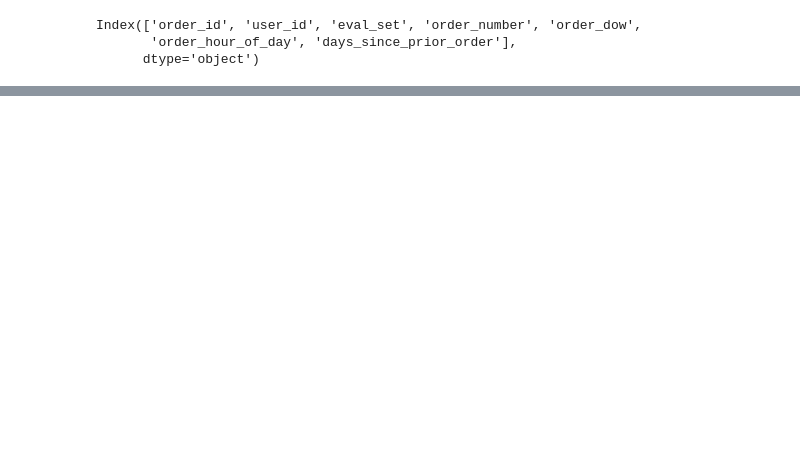
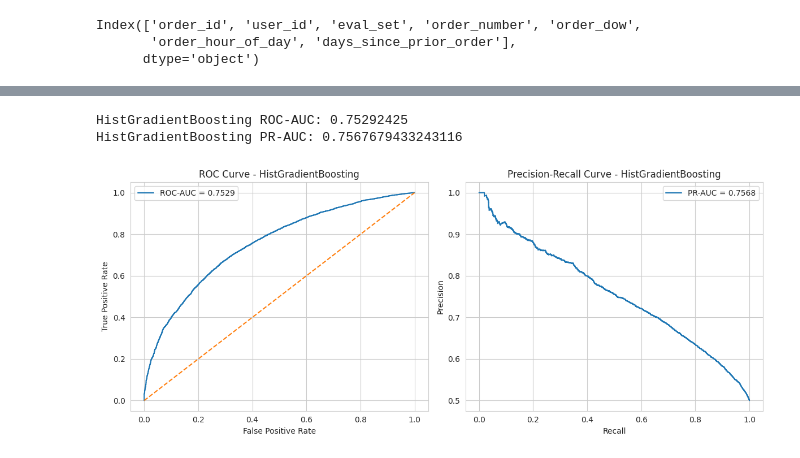
Before and after one commit to prakriti459/PRAKRITI.23FE10CSE00459-ML-LAB-WORK, a Jupyter notebook: Customer_Product_Reorder_Prediction.ipynb, the cells around one changed output, grey strips where cells are left out. Cells and saved outputs as stored; diff of their text form; code cells hidden in the pictures; blank space fills up the shorter version.

```diff
--- a/Customer_Product_Reorder_Prediction.ipynb
+++ b/Customer_Product_Reorder_Prediction.ipynb
@@ -318,0 +153,5 @@ print("SVM Accuracy:", accuracy_score(y_test, y_pred_svm))
+# %%
+# Strong ratio feature
+data["user_product_order_count_ratio"] = data["user_product_count"] / (data["user_total_orders"] + 1)
+
+print(data[["user_product_count", "user_total_orders", "user_product_order_count_ratio"]].head())
@@ -318,0 +221,13 @@ print("SVM Accuracy:", accuracy_score(y_test, y_pred_svm))
+# %%
+from sklearn.model_selection import train_test_split
+
+X_train, X_test, y_train, y_test = train_test_split(
+    X, y, test_size=0.2, random_state=42, stratify=y
+)
+
+print("Training set:", X_train.shape)
+print("Test set:", X_test.shape)
+print("\nTrain class distribution:")
+print(y_train.value_counts())
+print("\nTest class distribution:")
+print(y_test.value_counts())
@@ -318,0 +687,39 @@ print("SVM Accuracy:", accuracy_score(y_test, y_pred_svm))
+# %%
+from sklearn.metrics import roc_auc_score, average_precision_score, roc_curve, precision_recall_curve
+import matplotlib.pyplot as plt
+
+# Probability scores for HistGradientBoosting
+y_prob_hgb = hgb_model.predict_proba(X_test)[:, 1]
+
+roc_auc = roc_auc_score(y_test, y_prob_hgb)
+pr_auc = average_precision_score(y_test, y_prob_hgb)
+
+print("HistGradientBoosting ROC-AUC:", roc_auc)
+print("HistGradientBoosting PR-AUC:", pr_auc)
+
+fpr, tpr, _ = roc_curve(y_test, y_prob_hgb)
+precision, recall, _ = precision_recall_curve(y_test, y_prob_hgb)
+
+plt.figure(figsize=(12,5))
+
+plt.subplot(1,2,1)
+plt.plot(fpr, tpr, label=f"ROC-AUC = {roc_auc:.4f}")
+plt.plot([0,1], [0,1], linestyle="--")
+plt.xlabel("False Positive Rate")
+plt.ylabel("True Positive Rate")
+plt.title("ROC Curve - HistGradientBoosting")
+plt.legend()
+
+plt.subplot(1,2,2)
+plt.plot(recall, precision, label=f"PR-AUC = {pr_auc:.4f}")
+plt.xlabel("Recall")
+plt.ylabel("Precision")
+plt.title("Precision-Recall Curve - HistGradientBoosting")
+plt.legend()
+
+plt.tight_layout()
+plt.show()
+# %% [output]
+HistGradientBoosting ROC-AUC: 0.75292425
+HistGradientBoosting PR-AUC: 0.7567679433243116
+[figure, added]
```
Also changed, not shown: parts of 65 cells of this notebook.
